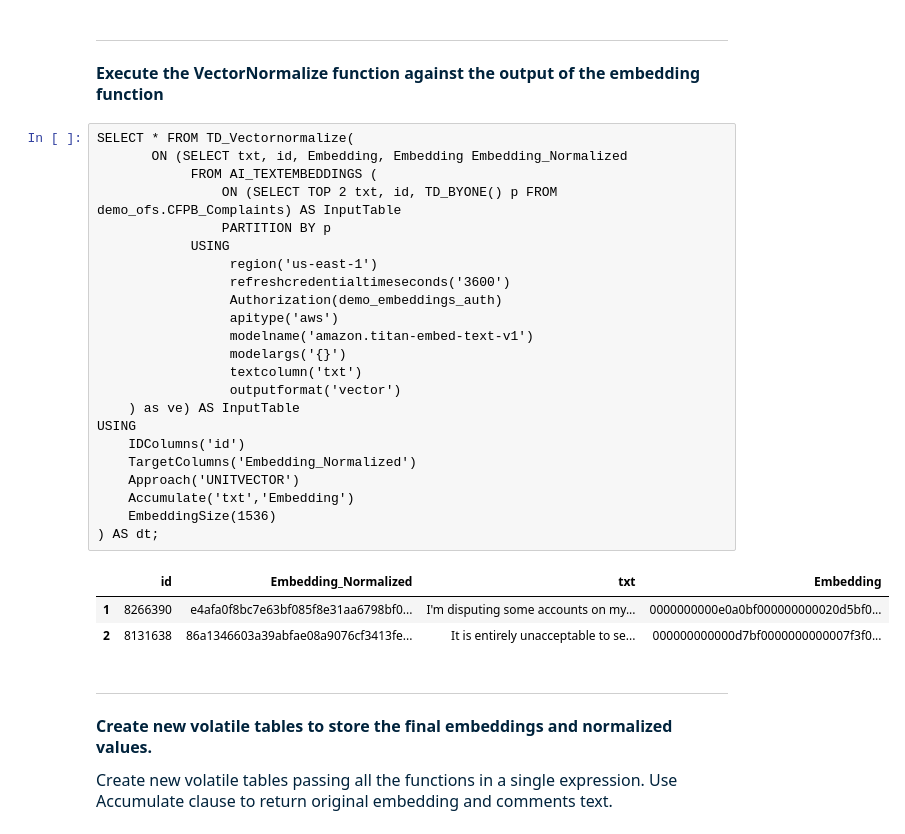
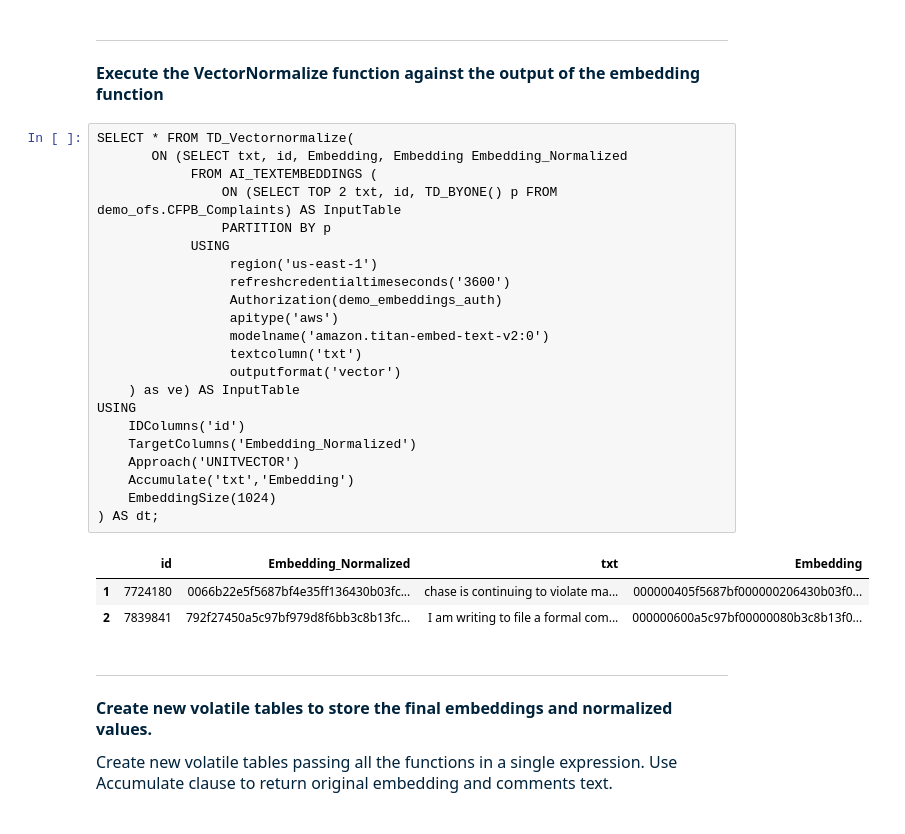
Before and after one commit to Teradata/vector-store-examples, a Jupyter notebook: Vector_Store_Creation_with_SQL/Vector_Store_SQL_TextEmbeddings_Search.ipynb, the cells around one changed output. Cells and saved outputs as stored; diff of their text form.

```diff
--- a/Vector_Store_Creation_with_SQL/Vector_Store_SQL_TextEmbeddings_Search.ipynb
+++ b/Vector_Store_Creation_with_SQL/Vector_Store_SQL_TextEmbeddings_Search.ipynb
@@ -120,30 +124,29 @@ USING
 # %%
 SELECT * FROM TD_Vectornormalize(
        ON (SELECT txt, id, Embedding, Embedding Embedding_Normalized
             FROM AI_TEXTEMBEDDINGS (
                 ON (SELECT TOP 2 txt, id, TD_BYONE() p FROM demo_ofs.CFPB_Complaints) AS InputTable
                 PARTITION BY p
             USING
                  region('us-east-1')
                  refreshcredentialtimeseconds('3600')
                  Authorization(demo_embeddings_auth)
                  apitype('aws')
-                 modelname('amazon.titan-embed-text-v1')
-                 modelargs('{}')
+                 modelname('amazon.titan-embed-text-v2:0')
                  textcolumn('txt')
                  outputformat('vector')
     ) as ve) AS InputTable
 USING
     IDColumns('id')
     TargetColumns('Embedding_Normalized')
     Approach('UNITVECTOR')
     Accumulate('txt','Embedding')
-    EmbeddingSize(1536)
+    EmbeddingSize(1024)
 ) AS dt;
 # %% [output]
 |  | id | Embedding_Normalized | txt | Embedding |
-| 1 | 8266390 | e4afa0f8bc7e63bf085f8e31aa6798bf0... | I'm disputing some accounts on my... | 0000000000e0a0bf000000000020d5bf0... |
-| 2 | 8131638 | 86a1346603a39abfae08a9076cf3413fe... | It is entirely unacceptable to se... | 000000000000d7bf0000000000007f3f0... |
+| 1 | 7724180 | 0066b22e5f5687bf4e35ff136430b03fc... | chase is continuing to violate ma... | 000000405f5687bf000000206430b03f0... |
+| 2 | 7839841 | 792f27450a5c97bf979d8f6bb3c8b13fc... | I am writing to file a formal com... | 000000600a5c97bf00000080b3c8b13f0... |
 # %% [markdown]
 <hr>
 <p style = 'font-size:16px;font-family:Arial;color:#00233C'><b>Create new volatile tables to store the final embeddings and normalized values.</b></p>
```
Also changed, not shown: parts of 20 cells of this notebook.
